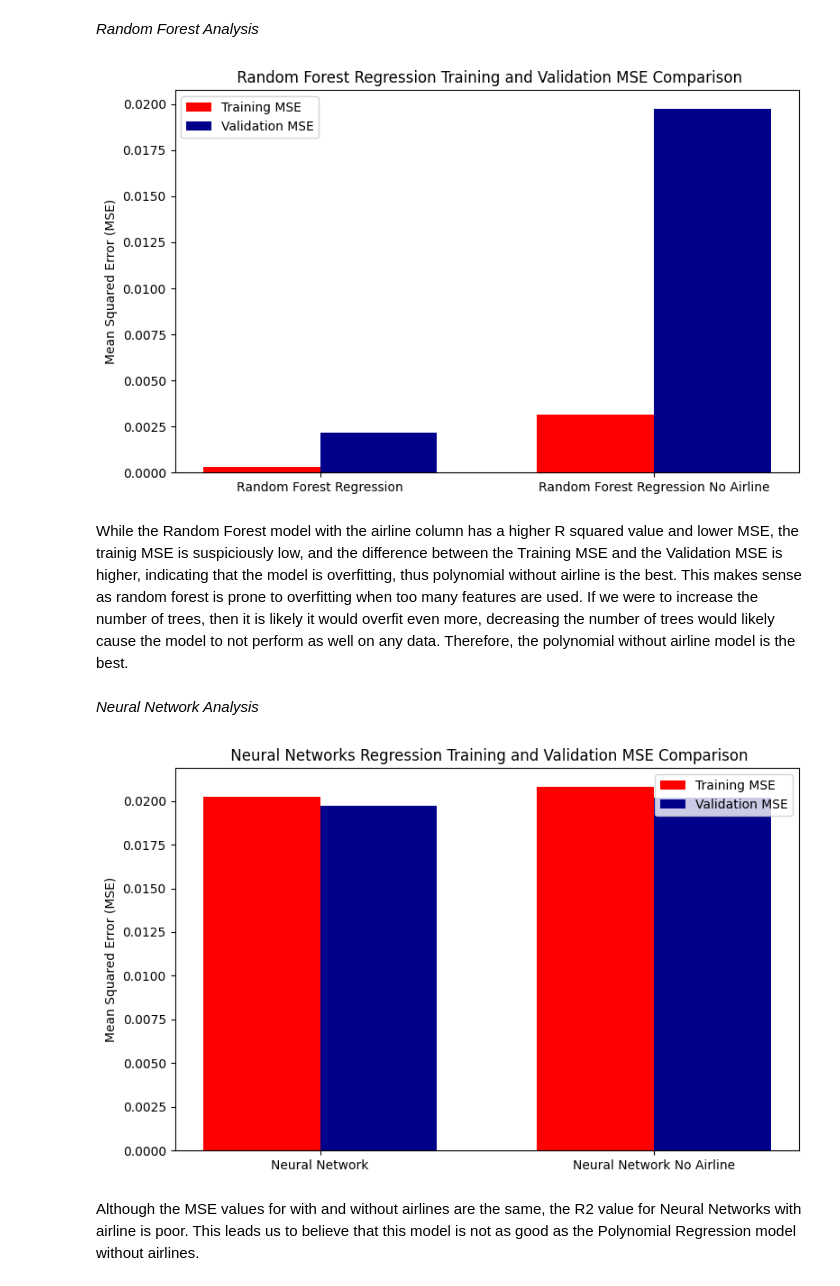
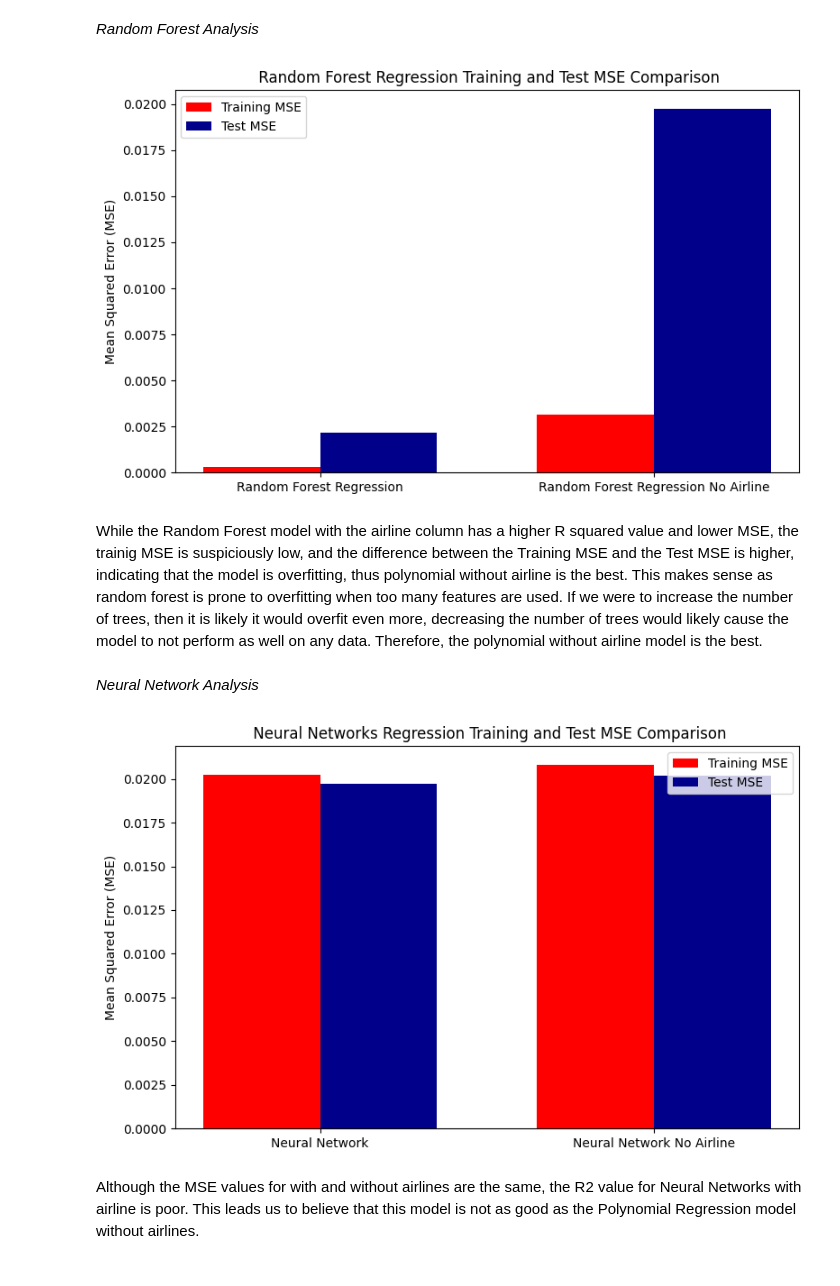
Before and after one commit to AKM0412/CMSC320_Summer25_Git, a Jupyter notebook: CMSC320_Final_Project.ipynb, the cells around one changed output. Saved outputs shown, nothing was run; the diff lists cells and outputs as text; code cells hidden in the pictures.

```diff
--- a/CMSC320_Final_Project.ipynb
+++ b/CMSC320_Final_Project.ipynb
@@ -840,10 +840,10 @@ This link is great for those who want a deeper dive into the [Neural Networks](h
 # %%
 #Neural Networks
 
-# Creates a multi-layer perceptron regressor where the ReLU activation function is used.
+#Creates a multi-layer perceptron regressor where the ReLU activation function is used.
 mlp = MLPRegressor(hidden_layer_sizes=(150, 75, 37), activation='relu', alpha=1e-5, max_iter=10000, random_state=42)
 
-# Creates a pipeline which scales the data using StandardScalar
+#Creates a pipeline which scales the data using StandardScalar
 pipe_mlp = make_pipeline(StandardScaler(), mlp)
 
 #Performs k-fold cross validation with k=5
@@ -858,7 +858,7 @@ pipe_mlp.fit(X_train, y_train.values.ravel())
 y_pred = pipe_mlp.predict(X_test)
 pred_train = pipe_mlp.predict(X_train)
 training_mse_mlpwa = mean_squared_error(y_train, pred_train)
-validation_mse_mlpwa = mean_squared_error(y_test, y_pred)
+test_mse_mlpwa = mean_squared_error(y_test, y_pred)
 
 print("MSE: ",mean_squared_error(y_test,y_pred))
 print("R2",r2_score(y_test,y_pred))
@@ -960,10 +960,10 @@ Validation R^2 score: 0.720080506837586
 # %% [markdown]
 *Neural Network*
 # %%
-# Creates a multi-layer perceptron regressor where the ReLU activation function is used.
+#Creates a multi-layer perceptron regressor where the ReLU activation function is used.
 mlp = MLPRegressor(hidden_layer_sizes=(150, 75, 37), activation='relu', alpha=1e-5, max_iter=10000, random_state=42)
 
-# Creates a pipeline which scales the data using StandardScalar
+#Creates a pipeline which scales the data using StandardScalar
 pipe_mlp = make_pipeline(StandardScaler(), mlp)
 
 #Performs k-fold cross validation with k=5
@@ -978,7 +978,7 @@ pipe_mlp.fit(X_train, y_train.values.ravel())
 y_pred = pipe_mlp.predict(X_test)
 pred_train = pipe_mlp.predict(X_train)
 training_mse_mlp = mean_squared_error(y_train, pred_train)
-validation_mse_mlp = mean_squared_error(y_test, y_pred)
+test_mse_mlp = mean_squared_error(y_test, y_pred)
 
 print("MSE: ",mean_squared_error(y_test,y_pred))
 print("R2",r2_score(y_test,y_pred))
@@ -1058,7 +1058,7 @@ Based on this information our best model is the polynomial without airline model
 #Creating the labels for the model
 labels = ['Random Forest Regression', 'Random Forest Regression No Airline']
 training_mse_rf_values = [training_mse_rf, training_mse_rfwa]
-validation_mse_rf_values = [validation_mse_rf, validation_mse_rfwa]
+test_mse_rf_values = [test_mse_rf, test_mse_rfwa]
 
 #X locations for the groups
 x = np.arange(len(labels))
@@ -1067,44 +1067,44 @@ width = 0.35
 #Plotting the data
 fig, ax = plt.subplots(figsize=(8, 5))
 bars1 = ax.bar(x - width/2, training_mse_rf_values, width, label= 'Training MSE', color='red')
-bars2 = ax.bar(x + width/2, validation_mse_rf_values, width, label='Validation MSE', color='darkblue')
+bars2 = ax.bar(x + width/2, test_mse_rf_values, width, label='Test MSE', color='darkblue')
 ax.set_ylabel('Mean Squared Error (MSE)')
-ax.set_title(' Random Forest Regression Training and Validation MSE Comparison')
+ax.set_title(' Random Forest Regression Training and Test MSE Comparison')
 ax.set_xticks(x)
 ax.set_xticklabels(labels)
 ax.legend()
 plt.tight_layout()
 plt.show()
 # %% [output]
-[figure, old version]
+[figure, new version]
 # %% [markdown]
 
-While the Random Forest model with the airline column has a higher R squared value and lower MSE, the trainig MSE is suspiciously low, and the difference between the Training MSE and the Validation MSE is higher, indicating that the model is overfitting, thus polynomial without airline is the best. This makes sense as random forest is prone to overfitting when too many features are used. If we were to increase the number of trees, then it is likely it would overfit even more, decreasing the number of trees would likely cause the model to not perform as well on any data. Therefore, the polynomial without airline model is the best.
+While the Random Forest model with the airline column has a higher R squared value and lower MSE, the trainig MSE is suspiciously low, and the difference between the Training MSE and the Test MSE is higher, indicating that the model is overfitting, thus polynomial without airline is the best. This makes sense as random forest is prone to overfitting when too many features are used. If we were to increase the number of trees, then it is likely it would overfit even more, decreasing the number of trees would likely cause the model to not perform as well on any data. Therefore, the polynomial without airline model is the best.
 # %% [markdown]
 *Neural Network Analysis*
 # %%
 #Creating the labels for the model
 labels = ['Neural Network', 'Neural Network No Airline']
 training_mse_rf_values = [training_mse_mlp, training_mse_mlpwa]
-validation_mse_rf_values = [validation_mse_mlp, validation_mse_mlpwa]
+test_mse_rf_values = [test_mse_mlp, test_mse_mlpwa]
 
 #X locations for the groups
 x = np.arange(len(labels))
 width = 0.35
 
 #Plotting the data
 fig, ax = plt.subplots(figsize=(8, 5))
 bars1 = ax.bar(x - width/2, training_mse_rf_values, width, label= 'Training MSE', color='red')
-bars2 = ax.bar(x + width/2, validation_mse_rf_values, width, label='Validation MSE', color='darkblue')
+bars2 = ax.bar(x + width/2, test_mse_rf_values, width, label='Test MSE', color='darkblue')
 ax.set_ylabel('Mean Squared Error (MSE)')
-ax.set_title(' Neural Networks Regression Training and Validation MSE Comparison')
+ax.set_title(' Neural Networks Regression Training and Test MSE Comparison')
 ax.set_xticks(x)
 ax.set_xticklabels(labels)
 ax.legend()
 plt.tight_layout()
 plt.show()
 # %% [output]
-[figure, old version]
+[figure, new version]
 # %% [markdown]
 Although the MSE values for with and without airlines are the same, the R2 value for Neural Networks with airline is poor. This leads us to believe that this model is not as good as the Polynomial Regression model without airlines.
 # %% [markdown]
```
Also changed, not shown: parts of 11 cells of this notebook.
